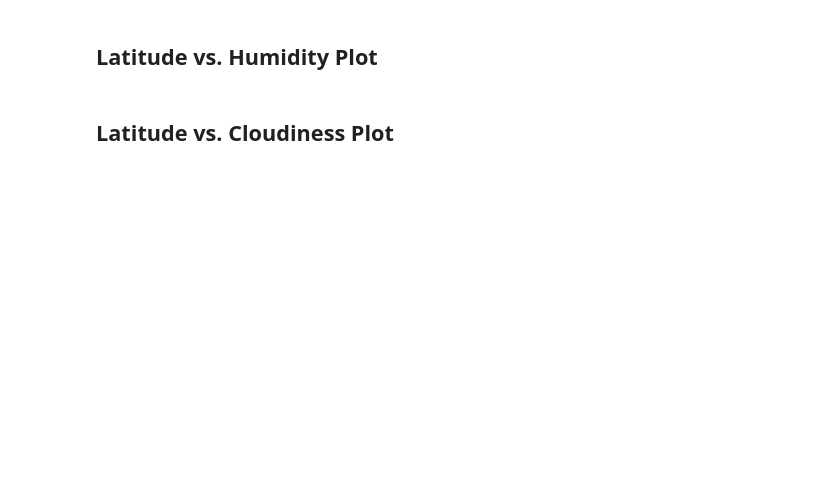
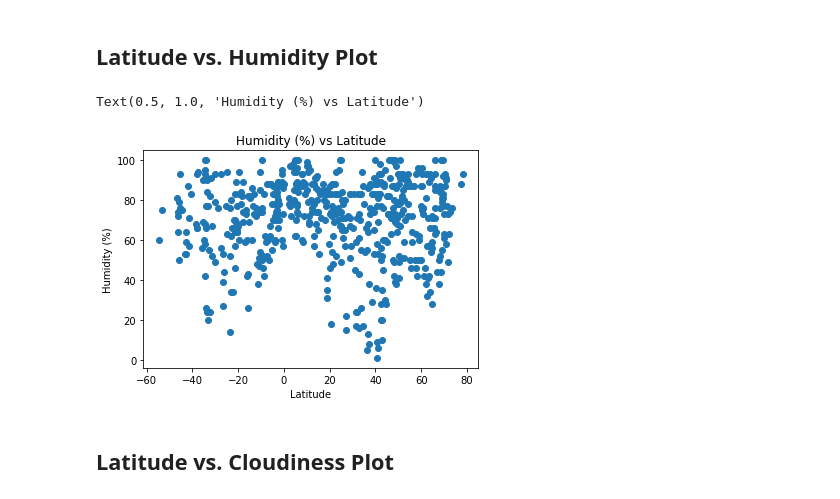
Before and after one commit to csadlo/Python-APIs-challenge, a Jupyter notebook: WeatherPy/WeatherPy.ipynb, the cells around one changed output. Cells and saved outputs as stored; diff of their text form; code cells hidden in the pictures; blank space fills up the shorter version.

```diff
--- a/WeatherPy/WeatherPy.ipynb
+++ b/WeatherPy/WeatherPy.ipynb
@@ -243,4 +251,12 @@ clean_city_data_df.to_csv(clean_output_data_file)
 # %% [markdown]
 ## Latitude vs. Humidity Plot
+# %%
+plt.scatter(clean_city_data_df["Latitude"], clean_city_data_df["Humidity"])
+plt.xlabel("Latitude")
+plt.ylabel("Humidity (%)")
+plt.title("Humidity (%) vs Latitude")
+# %% [output]
+Text(0.5, 1.0, 'Humidity (%) vs Latitude')
+[figure, added]
 # %% [markdown]
 ## Latitude vs. Cloudiness Plot
```
Also changed, not shown: parts of 8 cells of this notebook, 2 other files.
